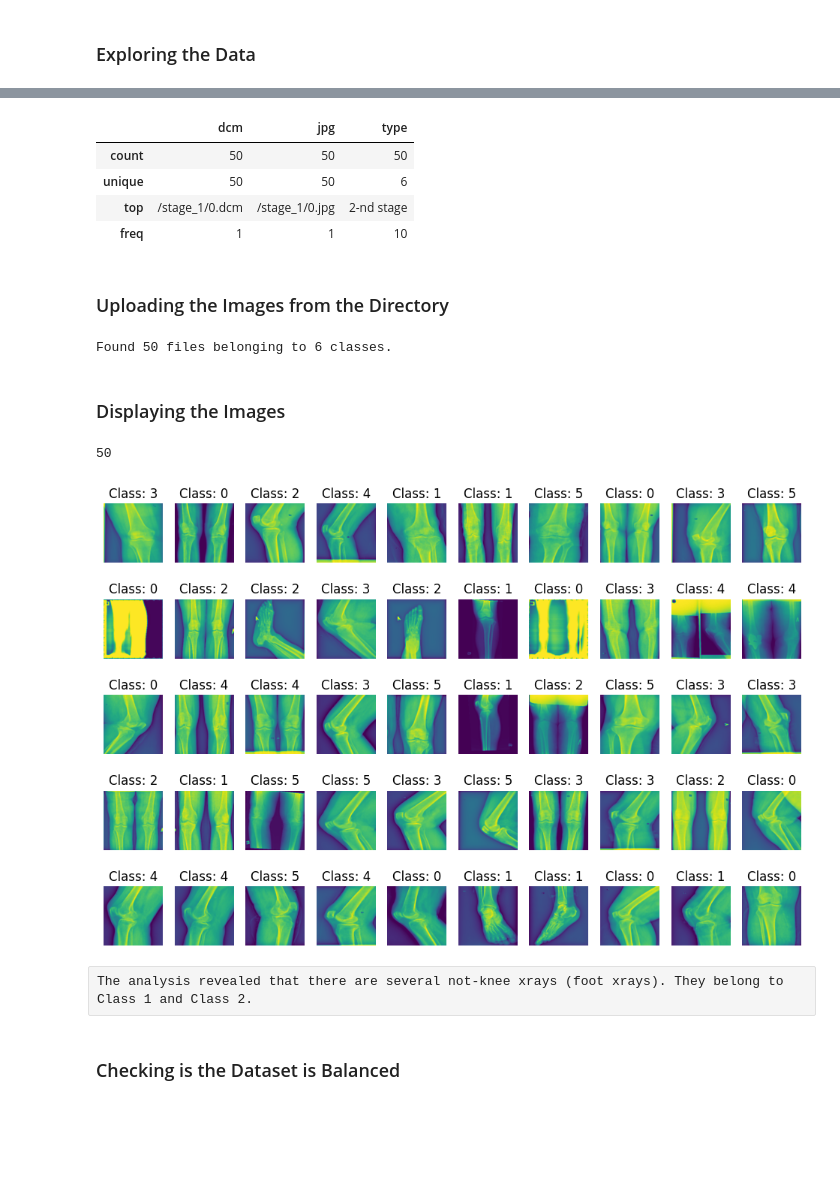
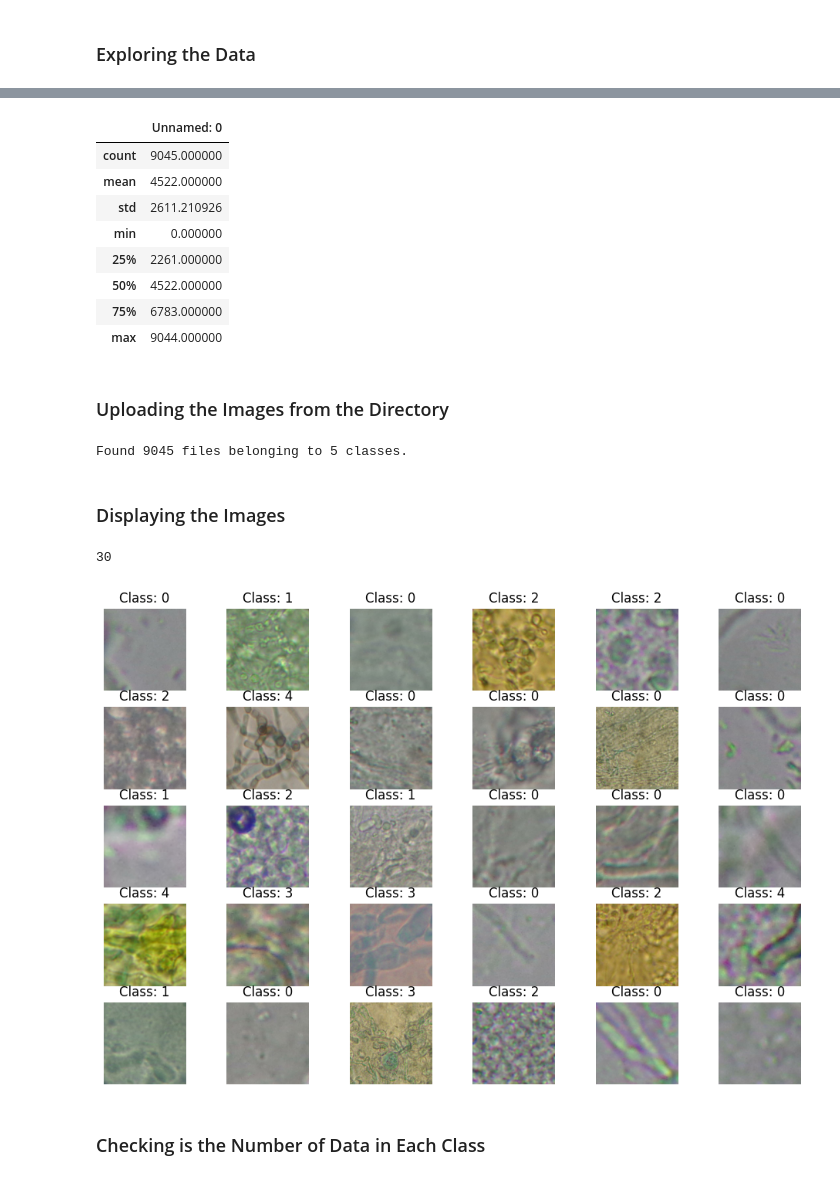
Before and after one commit to OlgaTorgashova/fungus-classification, a Jupyter notebook: EE258_Project.ipynb, the cells around one changed output, grey strips where cells are left out. Saved outputs shown, nothing was run; the diff lists cells and outputs as text; code cells hidden in the pictures; blank space fills up the shorter version.

Commit message:
Changed project topic
Fungus image classification instead of knee image classification

```diff
--- a/EE258_Project.ipynb
+++ b/EE258_Project.ipynb
@@ -40,19 +73,23 @@ memory usage: 1.3+ KB
 # %%
-xray_data.describe()
+Defungi_data.describe()
 # %% [output]
-|  | dcm | jpg | type |
-| count | 50 | 50 | 50 |
-| unique | 50 | 50 | 6 |
-| top | /stage_1/0.dcm | /stage_1/0.jpg | 2-nd stage |
-| freq | 1 | 1 | 10 |
+|  | Unnamed: 0 |
+| count | 9045.000000 |
+| mean | 4522.000000 |
+| std | 2611.210926 |
+| min | 0.000000 |
+| 25% | 2261.000000 |
+| 50% | 4522.000000 |
+| 75% | 6783.000000 |
+| max | 9044.000000 |
 # %% [markdown]
 ### Uploading the Images from the Directory
 # %%
 import pathlib
 
-data_dir = pathlib.Path('XRay_Dataset/files')
+data_dir = pathlib.Path('Defungi')
 
-batch_size = 50
+batch_size = 30
 img_height = 224
 img_width = 224
 
@@ -60,36 +97,32 @@ data = tf.keras.utils.image_dataset_from_directory(
     data_dir,
     labels = 'inferred',
     label_mode = 'categorical',
-    color_mode = 'grayscale',
+    color_mode = 'rgb',
     image_size = (img_height, img_width),
     batch_size = batch_size,
     seed = 42,
     validation_split = None)
 # %% [output]
-Found 50 files belonging to 6 classes.
+Found 9045 files belonging to 5 classes.
 # %% [markdown]
 ### Displaying the Images
 # %%
 # Display the images
 
 data_iterator = data.as_numpy_iterator()
 images, labels = data_iterator.next()
 print(len(images))
 plt.figure(figsize = (12, 8))
 for i in range(len(images)):
-    plt.subplot(5, 10, i + 1)
-#    plt.imshow(images[i])
-# Gaussian filter reduces high-frequency components.
-    blurred_image = cv2.GaussianBlur(images[i], (5, 5), 0)
-    plt.imshow(blurred_image)
+    plt.subplot(5, 6, i + 1)
+#    plt.imshow(images[i]/256)
+    plt.imshow(images[i].astype("uint8"))
     plt.title(f'Class: {np.argmax(labels[i])}')
     plt.axis('off')
 
 plt.show()
 # %% [output]
-50
+30
-[figure, old version]
+[figure, new version]
-# %% [raw]
-The analysis revealed that there are several not-knee xrays (foot xrays). They belong to Class 1 and Class 2.
 # %% [markdown]
-### Checking is the Dataset is Balanced
+### Checking is the Number of Data in Each Class
```
Also changed, not shown: parts of 9 cells of this notebook.
